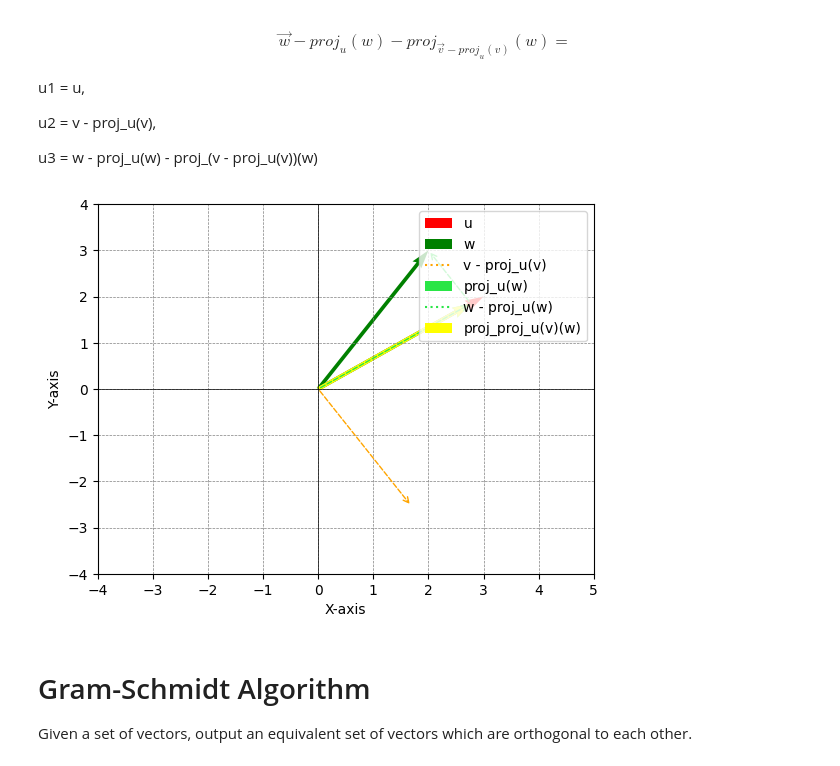
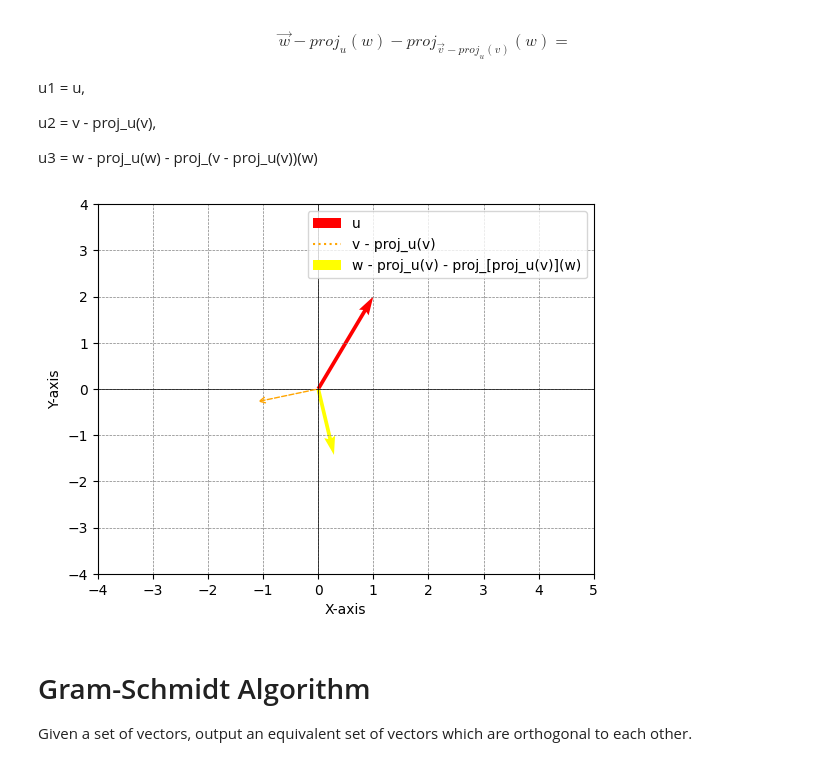
Before and after one commit to AshnahKhalidKhan/Quantum-FYP-Code, a Jupyter notebook: qgs_Tutorial_GM.ipynb, the cells around one changed output. Saved outputs shown, nothing was run; the diff lists cells and outputs as text; code cells hidden in the pictures.

```diff
--- a/qgs_Tutorial_GM.ipynb
+++ b/qgs_Tutorial_GM.ipynb
@@ -1444,44 +1444,53 @@ u2 = v - proj_u(v),
 
 u3 = w - proj_u(w) - proj_(v - proj_u(v))(w)
 # %%
-u = np.array([3, 2])
-v = np.array([4, -1])
-w = np.array([2, 3])
+u = np.array([1, 2, 3])
+v = np.array([-1, 0, 1])
+w = np.array([2, 2, 2])
 projection_uv = (np.dot(v, u) / np.linalg.norm(u) ** 2) * u
 v_minus_projection_uv = v - projection_uv
 projection_uw = (np.dot(w, u) / np.linalg.norm(u) ** 2) * u
 w_minus_projection_uw = w - projection_uw
 projection_projection_uv_w = (np.dot(w, projection_uv) / np.linalg.norm(projection_uv) ** 2) * projection_uv
+w_minus_projection_uw__minus__projection_projection_uv_w = w_minus_projection_uw - projection_projection_uv_w
 
 plt.figure()
 plt.quiver(0, 0, u[0], u[1], angles = 'xy', scale_units = 'xy', scale = 1, color = 'r', label = 'u')
-plt.quiver(0, 0, w[0], w[1], angles = 'xy', scale_units = 'xy', scale = 1, color = 'g', label = 'w')
+# plt.quiver(0, 0, w[0], w[1], angles = 'xy', scale_units = 'xy', scale = 1, color = 'g', label = 'w')
+
+# Dashed line combo
 plt.plot([0, 0], [0, 0], linestyle = 'dotted', color = 'orange', label = 'v - proj_u(v)')
 plt.annotate('', xy = (v_minus_projection_uv[0], v_minus_projection_uv[1]), xytext = (0, 0), arrowprops = dict(arrowstyle = '->', linestyle = 'dashed', color = 'orange'))
 
+# Dashed line combo
+# plt.plot([0, 0], [0, 0], linestyle = 'dotted', color = '#29E546', label = 'w - proj_u(w)')
+# plt.annotate('', xy = (w_minus_projection_uw[0], w_minus_projection_uw[1]), xytext = (0, 0), arrowprops = dict(arrowstyle = '->', linestyle = 'dashed', color = '#29E546'))
 
-plt.quiver(0, 0, projection_uw[0], projection_uw[1], angles = 'xy', scale_units = 'xy', scale = 1, color = '#29E546', label = 'proj_u(w)')
-# plt.quiver(0, 0, w_minus_projection_uw[0], w_minus_projection_uw[1], angles = 'xy', scale_units = 'xy', scale = 1, color = 'black', label = 'w - proj_u(w)')
-plt.plot([0, 0], [0, 0], linestyle = 'dotted', color = '#29E546', label = 'w - proj_u(w)')
-plt.annotate('', xy = (w[0], w[1]), xytext = (projection_uw[0], projection_uw[1]), arrowprops = dict(arrowstyle = '->', linestyle = 'dashed', color = '#29E546'))
-plt.annotate('', xy = (projection_projection_uv_w[0], projection_projection_uv_w[1]), xytext = (0, 0), arrowprops = dict(arrowstyle = '->', linestyle = 'dashed', color = '#29E546'))
+# plt.quiver(0, 0, projection_projection_uv_w[0], projection_projection_uv_w[1], angles = 'xy', scale_units = 'xy', scale = 1, color = 'black', label = 'proj_[proj_u(v)](w)')
+
+plt.quiver(0, 0, w_minus_projection_uw__minus__projection_projection_uv_w[0], w_minus_projection_uw__minus__projection_projection_uv_w[1], angles = 'xy', scale_units = 'xy', scale = 1, color = 'yellow', label = 'w - proj_u(v) - proj_[proj_u(v)](w)')
+
+# plt.quiver(0, 0, projection_uw[0], projection_uw[1], angles = 'xy', scale_units = 'xy', scale = 1, color = '#29E546', label = 'proj_u(w)')
+# plt.plot([0, 0], [0, 0], linestyle = 'dotted', color = '#29E546', label = 'w - proj_u(w)')
+# plt.annotate('', xy = (w[0], w[1]), xytext = (projection_uw[0], projection_uw[1]), arrowprops = dict(arrowstyle = '->', linestyle = 'dashed', color = '#29E546'))
+# plt.annotate('', xy = (projection_projection_uv_w[0], projection_projection_uv_w[1]), xytext = (0, 0), arrowprops = dict(arrowstyle = '->', linestyle = 'dashed', color = '#29E546'))
 
 
-plt.quiver(0, 0, projection_projection_uv_w[0], projection_projection_uv_w[1], angles = 'xy', scale_units = 'xy', scale = 1, color = 'yellow', label = 'proj_proj_u(v)(w)')
+# plt.quiver(0, 0, projection_projection_uv_w[0], projection_projection_uv_w[1], angles = 'xy', scale_units = 'xy', scale = 1, color = 'yellow', label = 'proj_proj_u(v)(w)')
 # plt.annotate('', xy = (w[0], w[1]), xytext = (projection_projection_uv_w[0], projection_projection_uv_w[1]), arrowprops = dict(arrowstyle = '->', linestyle = 'dashed', color = 'yellow'))
 
 plt.xlim(-4, 5)
 plt.ylim(-4, 4)
 # plt.xlim(-1, 5)
 # plt.ylim(-3, 5)
 
 plt.xlabel('X-axis')
 plt.ylabel('Y-axis')
 plt.axhline(0, color = 'black',linewidth = 0.5)
 plt.axvline(0, color = 'black',linewidth = 0.5)
 plt.grid(color = 'gray', linestyle = '--', linewidth = 0.5)
 plt.legend()
 
 plt.show()
 # %% [output]
-[figure, old version]
+[figure, new version]
```
Also changed, not shown: parts of 6 cells of this notebook.
